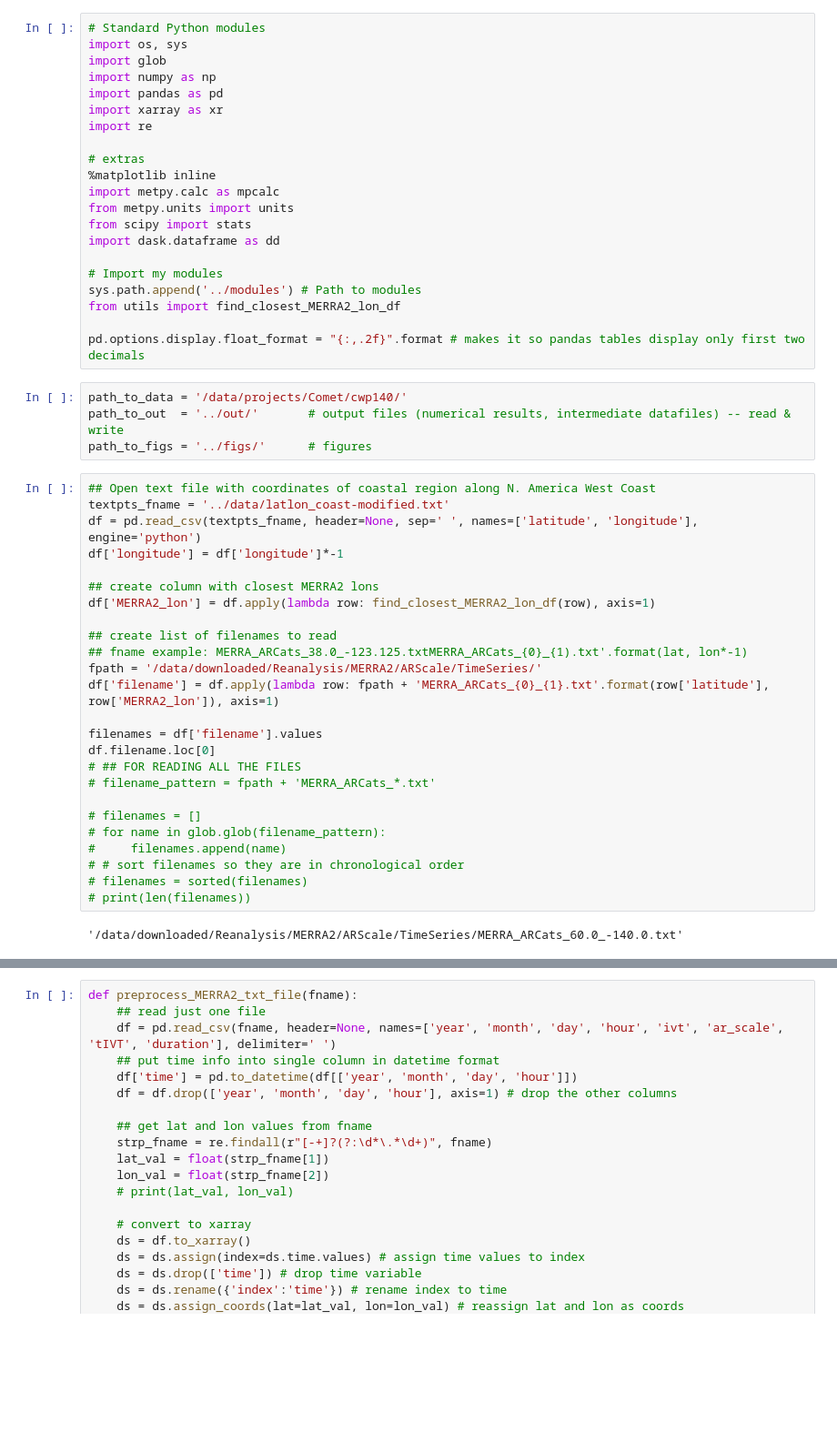
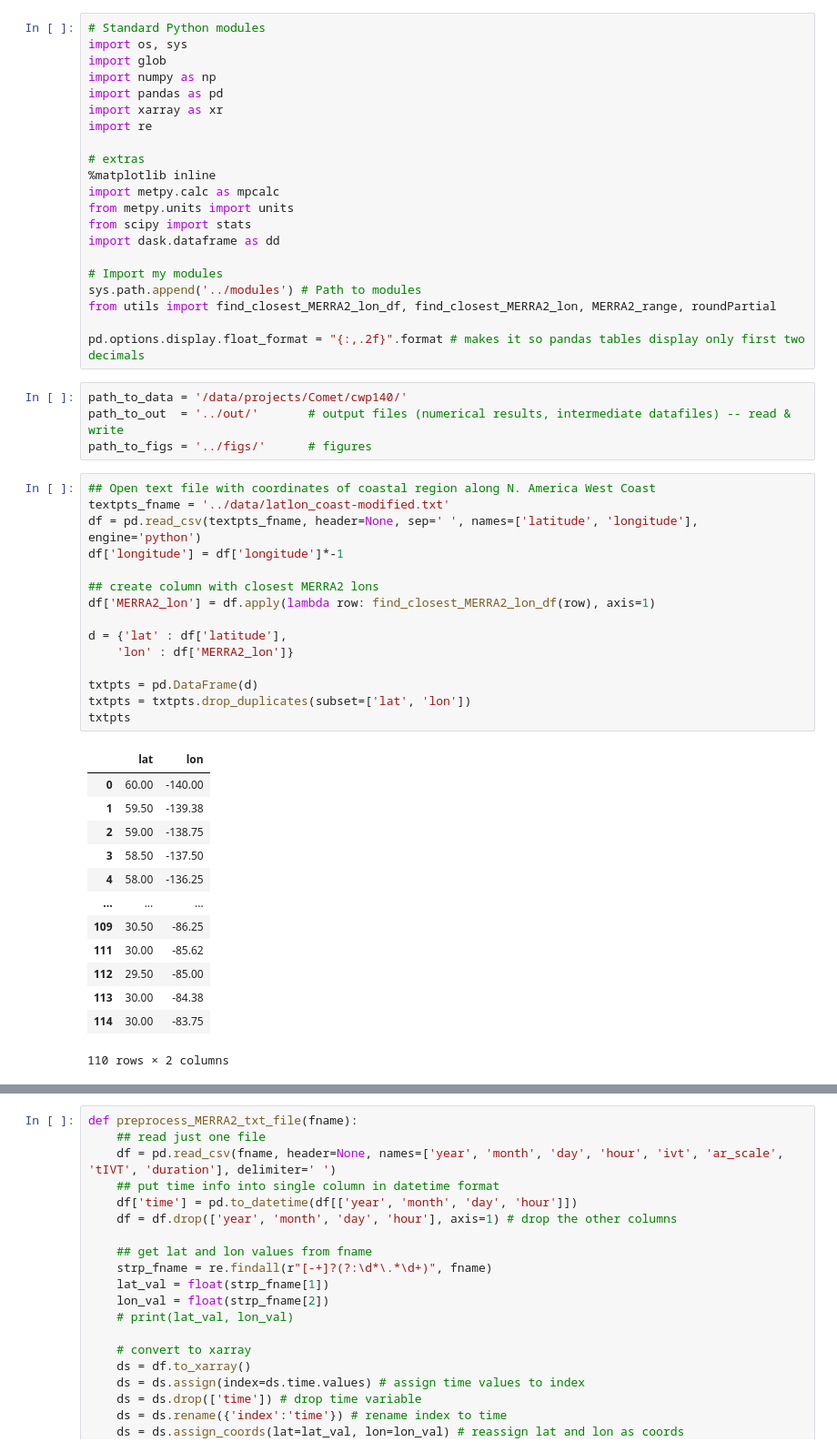
Before and after one commit to CW3E/CO_top-decile_precip_ARs_code, a Jupyter notebook: preprocess/preprocess_MERRA2_arscale.ipynb, the cells around one changed output, grey strips where cells are left out. Shown at 91% size. Cells and saved outputs as stored; diff of their text form; blank space fills up the shorter version.

```diff
--- a/preprocess/preprocess_MERRA2_arscale.ipynb
+++ b/preprocess/preprocess_MERRA2_arscale.ipynb
@@ -16,7 +16,7 @@ import dask.dataframe as dd
 
 # Import my modules
 sys.path.append('../modules') # Path to modules
-from utils import find_closest_MERRA2_lon_df
+from utils import find_closest_MERRA2_lon_df, find_closest_MERRA2_lon, MERRA2_range, roundPartial
 
 pd.options.display.float_format = "{:,.2f}".format # makes it so pandas tables display only first two decimals
 # %%
@@ -26,27 +26,29 @@ path_to_figs = '../figs/'      # figures
 # %%
 ## Open text file with coordinates of coastal region along N. America West Coast
 textpts_fname = '../data/latlon_coast-modified.txt'
 df = pd.read_csv(textpts_fname, header=None, sep=' ', names=['latitude', 'longitude'], engine='python')
 df['longitude'] = df['longitude']*-1
 
 ## create column with closest MERRA2 lons
 df['MERRA2_lon'] = df.apply(lambda row: find_closest_MERRA2_lon_df(row), axis=1)
 
-## create list of filenames to read
-## fname example: MERRA_ARCats_38.0_-123.125.txtMERRA_ARCats_{0}_{1).txt'.format(lat, lon*-1)
-fpath = '/data/downloaded/Reanalysis/MERRA2/ARScale/TimeSeries/'
-df['filename'] = df.apply(lambda row: fpath + 'MERRA_ARCats_{0}_{1}.txt'.format(row['latitude'], row['MERRA2_lon']), axis=1)
+d = {'lat' : df['latitude'],
+    'lon' : df['MERRA2_lon']}
 
-filenames = df['filename'].values
-df.filename.loc[0]
-# ## FOR READING ALL THE FILES
-# filename_pattern = fpath + 'MERRA_ARCats_*.txt'
-
-# filenames = []
-# for name in glob.glob(filename_pattern):
-#     filenames.append(name)
-# # sort filenames so they are in chronological order
-# filenames = sorted(filenames)
-# print(len(filenames))
+txtpts = pd.DataFrame(d)
+txtpts = txtpts.drop_duplicates(subset=['lat', 'lon'])
+txtpts
 # %% [output]
+|  | lat | lon |
+| 0 | 60.00 | -140.00 |
+| 1 | 59.50 | -139.38 |
+| 2 | 59.00 | -138.75 |
+| 3 | 58.50 | -137.50 |
+| 4 | 58.00 | -136.25 |
+| ... | ... | ... |
+| 109 | 30.50 | -86.25 |
+| 111 | 30.00 | -85.62 |
+| 112 | 29.50 | -85.00 |
+| 113 | 30.00 | -84.38 |
+| 114 | 30.00 | -83.75 |
-'/data/downloaded/Reanalysis/MERRA2/ARScale/TimeSeries/MERRA_ARCats_60.0_-140.0.txt'
+110 rows × 2 columns
```
Also changed, not shown: parts of 10 cells of this notebook, 8 other files.
